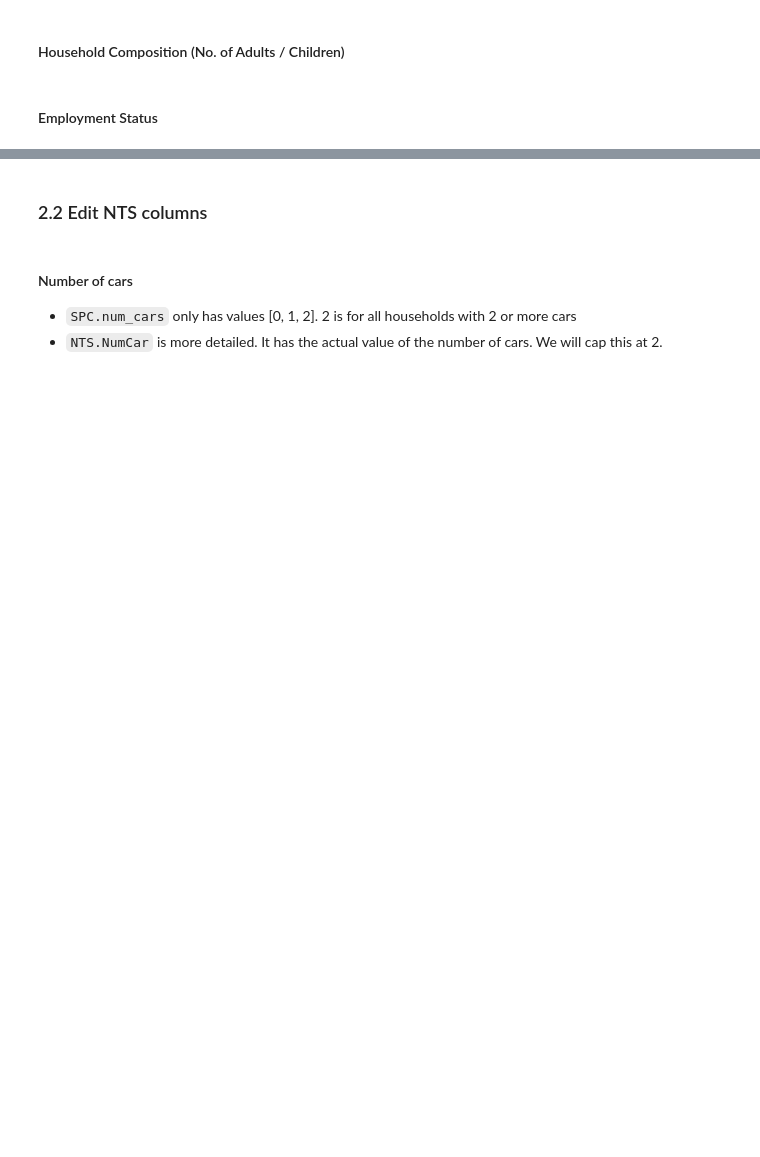
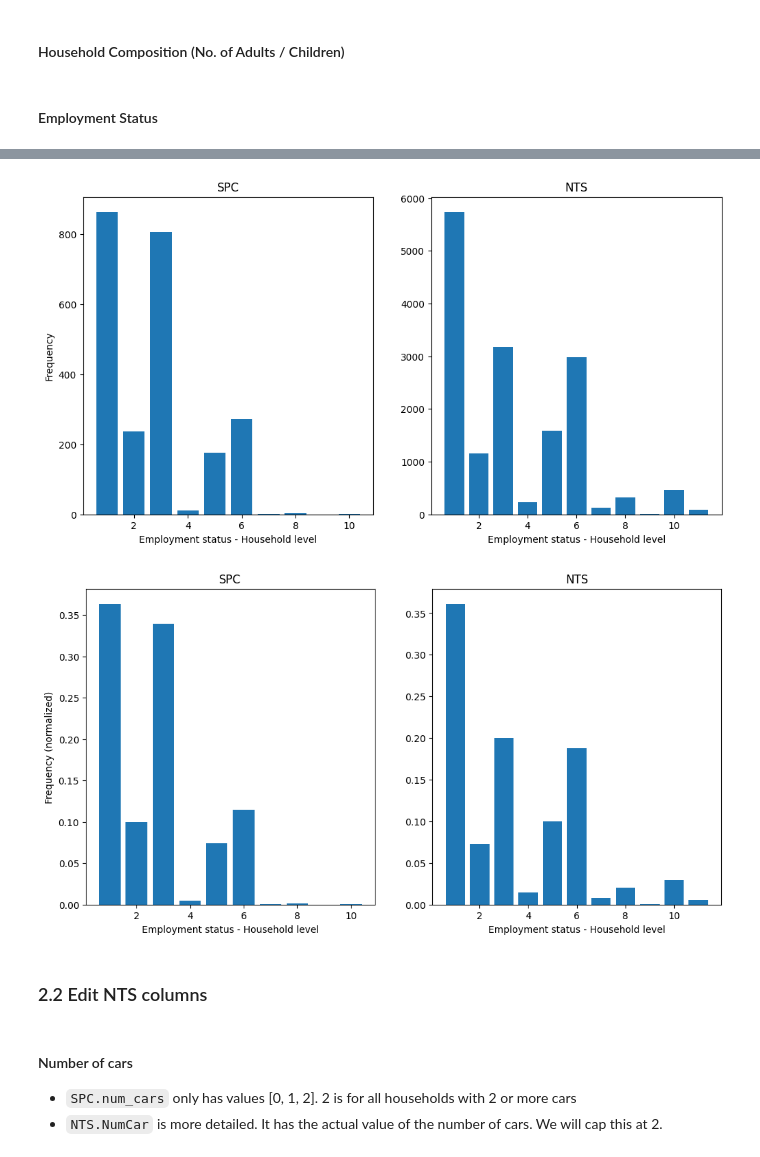
Before and after one commit to Urban-Analytics-Technology-Platform/acbm, a Jupyter notebook: notebooks/statistical_matching.ipynb, the cells around one changed output, grey strips where cells are left out. Saved outputs shown, nothing was run; the diff lists cells and outputs as text; code cells hidden in the pictures; blank space fills up the shorter version.

```diff
--- a/notebooks/statistical_matching.ipynb
+++ b/notebooks/statistical_matching.ipynb
@@ -235,3 +298,9 @@ spc = spc.assign(
+# %%
+# Number of adults and children in the household
+
+spc_edited = num_adult_child_hh(data = spc_edited,
+                                group_col = 'household',
+                                age_col = 'age_years')
 # %% [markdown]
 #### Employment Status
 # %%
@@ -275,0 +333,10 @@ counts_df.iloc[460:480, :]
+# %%
+# We will only use '1' and '2' for the employment status
+
+counts_df = count_per_group(df = spc_edited,
+                            group_col = 'household',
+                            count_col = 'pwkstat',
+                            values=[1, 2],
+                            value_names=['pwkstat_FT_hh','pwkstat_PT_hh'])
+
+counts_df.head(10)
@@ -327,3 +423,28 @@ spc.head(10)
+# %%
+# bar plot of counts_df['pwkstat_NTS_match'] and nts_households_filtered['HHoldEmploy_B01ID']
+fig, ax = plt.subplots(1, 2, figsize=(12, 6))
+ax[0].bar(counts_df['pwkstat_NTS_match'].value_counts().index, counts_df['pwkstat_NTS_match'].value_counts().values)
+ax[0].set_title('SPC')
+ax[0].set_xlabel('Employment status - Household level')
+ax[0].set_ylabel('Frequency')
+ax[1].bar(nts_households_filtered['HHoldEmploy_B01ID'].value_counts().index, nts_households_filtered['HHoldEmploy_B01ID'].value_counts().values)
+ax[1].set_title('NTS')
+ax[1].set_xlabel('Employment status - Household level')
+plt.show()
+
+# same as above but percentages
+fig, ax = plt.subplots(1, 2, figsize=(12, 6))
+ax[0].bar(counts_df['pwkstat_NTS_match'].value_counts().index, counts_df['pwkstat_NTS_match'].value_counts(normalize=True).values)
+ax[0].set_title('SPC')
+ax[0].set_xlabel('Employment status - Household level')
+ax[0].set_ylabel('Frequency (normalized)')
+ax[1].bar(nts_households_filtered['HHoldEmploy_B01ID'].value_counts().index, nts_households_filtered['HHoldEmploy_B01ID'].value_counts(normalize=True).values)
+ax[1].set_title('NTS')
+ax[1].set_xlabel('Employment status - Household level')
+plt.show()
+# %% [output]
+[figure, added]
+[figure, added]
 # %% [markdown]
 ### 2.2 Edit NTS columns
 # %% [markdown]
```
Also changed, not shown: parts of 33 cells of this notebook, 1 other file.
